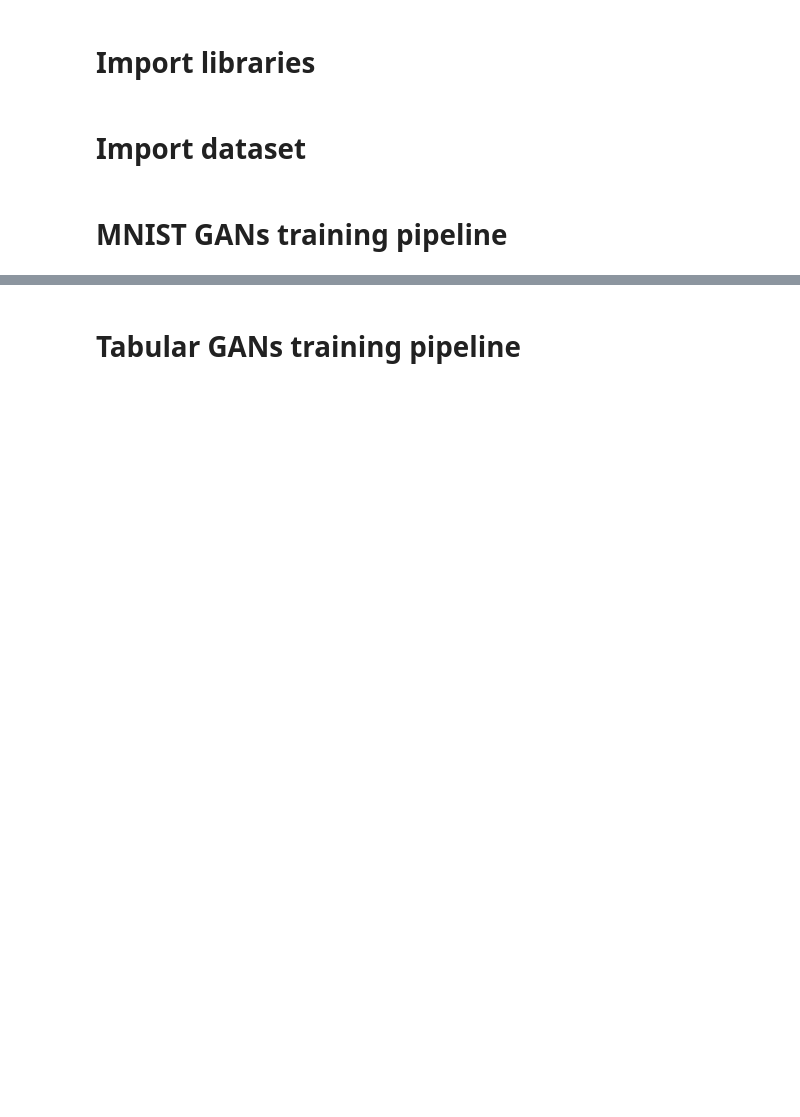
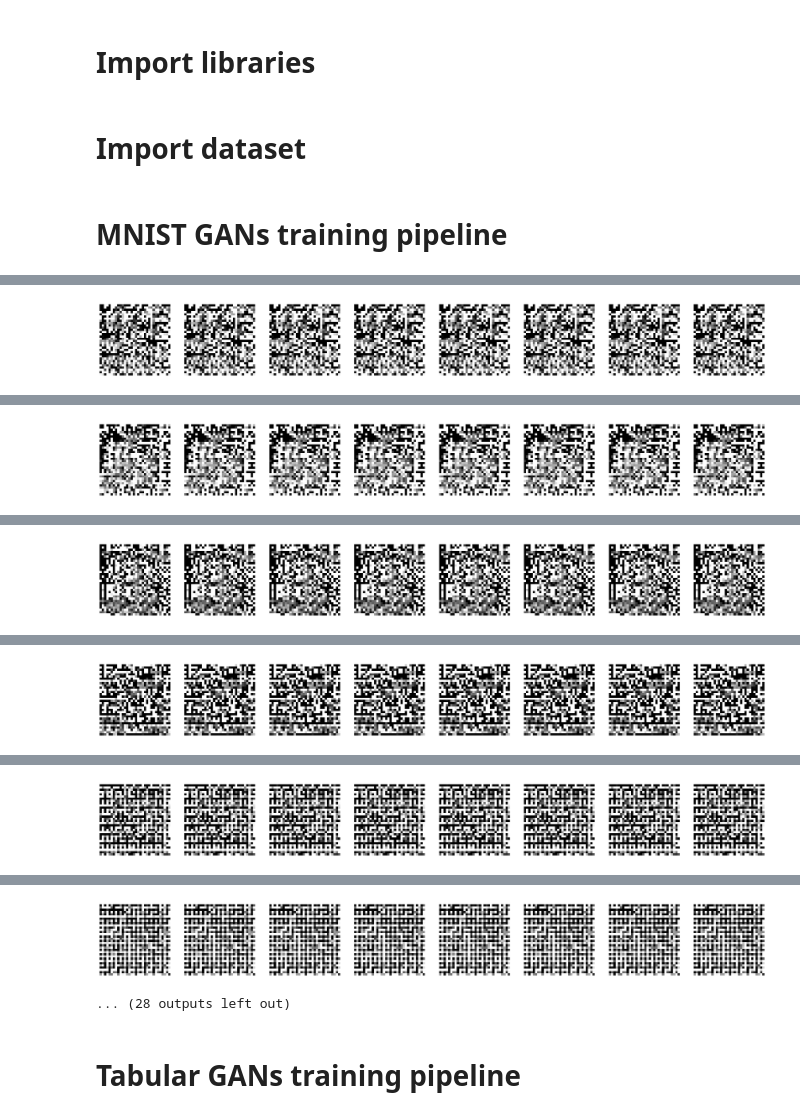
Before and after one commit to KamenDamov/GANs, a Jupyter notebook: pipeline.ipynb, the cells around one changed output, grey strips where cells are left out. Cells and saved outputs as stored; diff of their text form; code cells hidden in the pictures; blank space fills up the shorter version.

Commit message:
training stabilized

```diff
--- a/pipeline.ipynb
+++ b/pipeline.ipynb
@@ -23,15 +28,21 @@ dataloader = torch.utils.data.DataLoader(mnist, batch_size=64, shuffle=True)
 # %%
 adversarial_net = AdversarialNetwork(input_height=28, input_width=28, input_channels=1, kernel_size=4)
 
-latent_dim = 200  # Size of the random noise vector
+latent_dim = 100  # Size of the random noise vector
+epochs = 200
+hidden = 64
 
 # Create generator and discriminator
-generator = adversarial_net.create_generator(latent_dim=latent_dim)
-discriminator = adversarial_net.create_discriminator()
+generator = adversarial_net.create_generator(latent_dim=latent_dim, hidden = hidden)
+discriminator = adversarial_net.create_discriminator(hidden = hidden)
 
 device = torch.device("cuda" if torch.cuda.is_available() else "cpu")
 print(device)
 generator = generator.to(device)
 discriminator = discriminator.to(device)
+
+real_images, _ = next(iter(dataloader))  # get one batch
+real_images = real_images.to(device)
+adversarial_net.debug_discriminator_output(discriminator, real_images)
 # %% [output]
 cuda
@@ -38,3 +60,3 @@ cuda
 # %%
-adversarial_net.train_gan(generator, discriminator, dataloader, 200, latent_dim)
+adversarial_net.train_gan(generator, discriminator, dataloader, epochs, latent_dim)
 # %% [output]
@@ -41,0 +73 @@ RuntimeError: mat1 and mat2 shapes cannot be multiplied (64x1152 and 2048x1)
+[figure, added]
@@ -41,0 +84 @@ RuntimeError: mat1 and mat2 shapes cannot be multiplied (64x1152 and 2048x1)
+[figure, added]
@@ -41,0 +95 @@ RuntimeError: mat1 and mat2 shapes cannot be multiplied (64x1152 and 2048x1)
+[figure, added]
@@ -41,0 +106 @@ RuntimeError: mat1 and mat2 shapes cannot be multiplied (64x1152 and 2048x1)
+[figure, added]
@@ -41,0 +117 @@ RuntimeError: mat1 and mat2 shapes cannot be multiplied (64x1152 and 2048x1)
+[figure, added]
@@ -42,2 +128,4 @@ RuntimeError: mat1 and mat2 shapes cannot be multiplied (64x1152 and 2048x1)
+[figure, added]
+... (28 outputs left out)
 # %% [markdown]
 # Tabular GANs training pipeline
```
Also changed, not shown: parts of 3 cells of this notebook, 2 other files.
